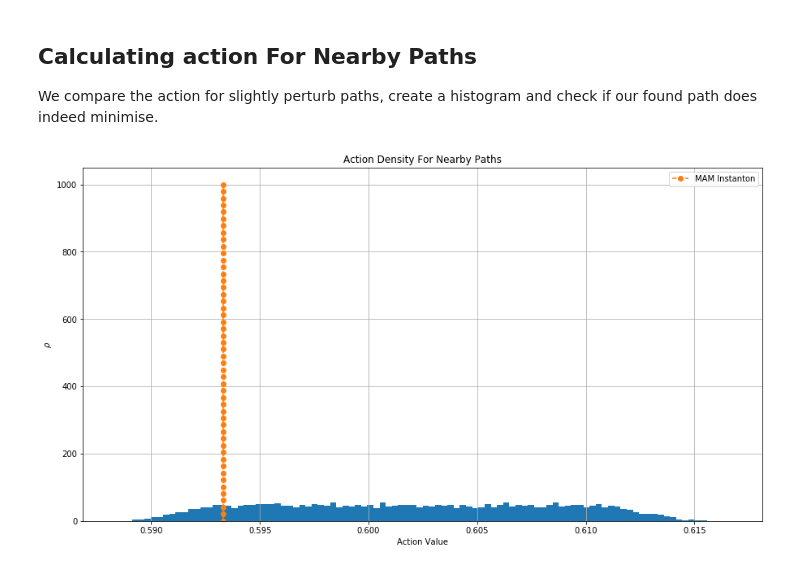
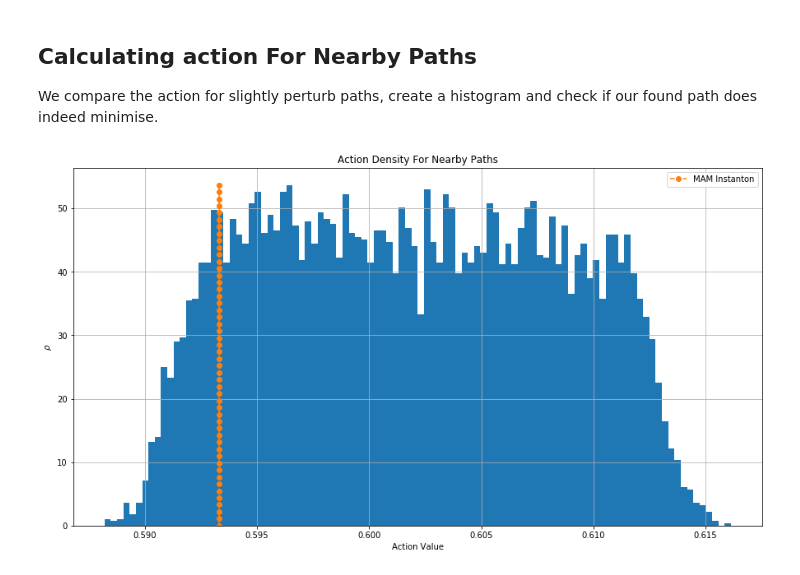
Before and after one commit to CalvinNesbitt/L96-EBM-Instanton, a Jupyter notebook: MAM-Test-Problems/OU-MAM.ipynb, the cells around one changed output. Saved outputs shown, nothing was run; the diff lists cells and outputs as text; code cells hidden in the pictures.

```diff
--- a/MAM-Test-Problems/OU-MAM.ipynb
+++ b/MAM-Test-Problems/OU-MAM.ipynb
@@ -140,15 +140,16 @@ for path in near_paths:
 # %%
 # Histogram
 
 fig, ax = plt.subplots(figsize=(15, 8))
 
 ax.grid()
-ax.hist(action_track.av_list, bins=100, density=True)
-ax.plot(np.full_like(np.linspace(0, 1000), action_track.action_value), np.linspace(0, 1000), '--o', label='MAM Instanton')
+bins, edges, patches = ax.hist(action_track.av_list, bins=100, density=True)
+ax.plot(np.full_like(np.linspace(0, max(bins)), action_track.action_value),
+        np.linspace(0, max(bins)), '--o', label='MAM Instanton')
 ax.set_xlabel('Action Value')
 ax.set_ylabel('$\\rho$')
 ax.set_title('Action Density For Nearby Paths')
 ax.legend()
 fig.show()
 # %% [output]
-[figure, old version]
+[figure, new version]
```
Also changed, not shown: 4 other files.
